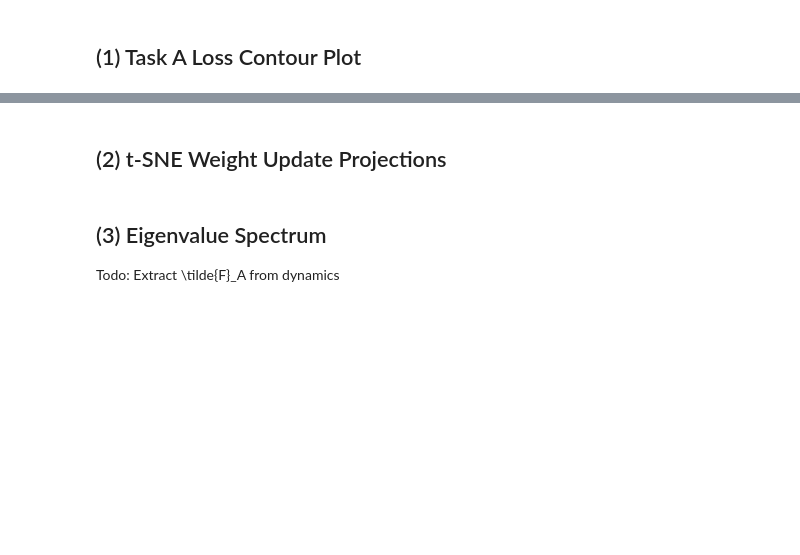
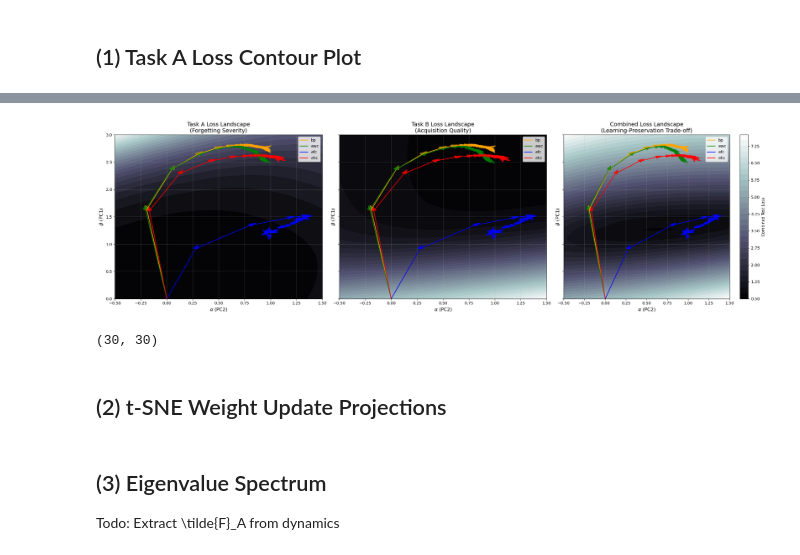
Before and after one commit to s-de-haan/Equilibrium-Fisher-Control, a Jupyter notebook: theory_validation.ipynb, the cells around one changed output, grey strips where cells are left out. Cells and saved outputs as stored; diff of their text form; code cells hidden in the pictures; blank space fills up the shorter version.

```diff
--- a/theory_validation.ipynb
+++ b/theory_validation.ipynb
@@ -460,3 +678,66 @@ plt.show()
+# %%
+# Plotting
+fig, axs = plt.subplots(1, 3, figsize=(24, 7), sharey=True)
+
+# Method colors
+colors = {'bp': 'orange', 'ewc': 'green', 'efc': 'blue', 'ehc': 'red'}
+
+# Function to plot trajectories on a given ax
+def plot_trajectories(ax):
+    for method in methods:
+        cum_flat = theta_0_flat.clone()
+        traj_x, traj_y = [0.0], [0.0]
+        for step in range(num_steps):
+            delta_flat = torch.cat([d.flatten() for d in weight_deltas[method][step].values()])
+            cum_flat += delta_flat
+
+            proj_x = float(((cum_flat - theta_0_flat) @ pc2_norm).item())
+            proj_y = float(((cum_flat - theta_0_flat) @ pc1_norm).item())
+
+            traj_x.append(proj_x)
+            traj_y.append(proj_y)
+
+        traj_x = np.array(traj_x, dtype=np.float64)
+        traj_y = np.array(traj_y, dtype=np.float64)
+
+        ax.plot(traj_x, traj_y, '-', color=colors[method], label=method)
+        for k in range(1, len(traj_x)):
+            ax.arrow(traj_x[k-1], traj_y[k-1],
+                     traj_x[k] - traj_x[k-1], traj_y[k] - traj_y[k-1],
+                     color=colors[method], head_width=0.05, alpha=0.8)
+
+# Plot 1: Task A
+axs[0].contourf(alpha, beta, losses_A, levels=30, cmap='bone')
+axs[0].set_title('Task A Loss Landscape\n(Forgetting Severity)', fontsize=14)
+plot_trajectories(axs[0])
+
+# Plot 2: Task B
+axs[1].contourf(alpha, beta, losses_B, levels=30, cmap='bone')
+axs[1].set_title('Task B Loss Landscape\n(Acquisition Quality)', fontsize=14)
+plot_trajectories(axs[1])
+
+# Plot 3: Combined
+c = axs[2].contourf(alpha, beta, losses_combined, levels=30, cmap='bone')
+axs[2].set_title('Combined Loss Landscape\n(Learning-Preservation Trade-off)', fontsize=14)
+plot_trajectories(axs[2])
+fig.colorbar(c, ax=axs[2], label='Combined Test Loss')
+
+for ax in axs:
+    ax.set_xlim(-0.5, 1.5)
+    ax.set_ylim(0, 3)
+    ax.set_xlabel(r'$\alpha$ (PC2)', fontsize=12)
+    ax.set_ylabel(r'$\beta$ (PC1)', fontsize=12)
+    ax.legend()
+    ax.grid(True, alpha=0.3)
+
+plt.tight_layout()
+plt.show()
+# %% [output]
+[figure, added]
+# %%
+losses_combined.shape
+# %% [output]
+(30, 30)
 # %% [markdown]
 ## (2) t-SNE Weight Update Projections
 # %%
```
Also changed, not shown: parts of 16 cells of this notebook, 3 other files.
